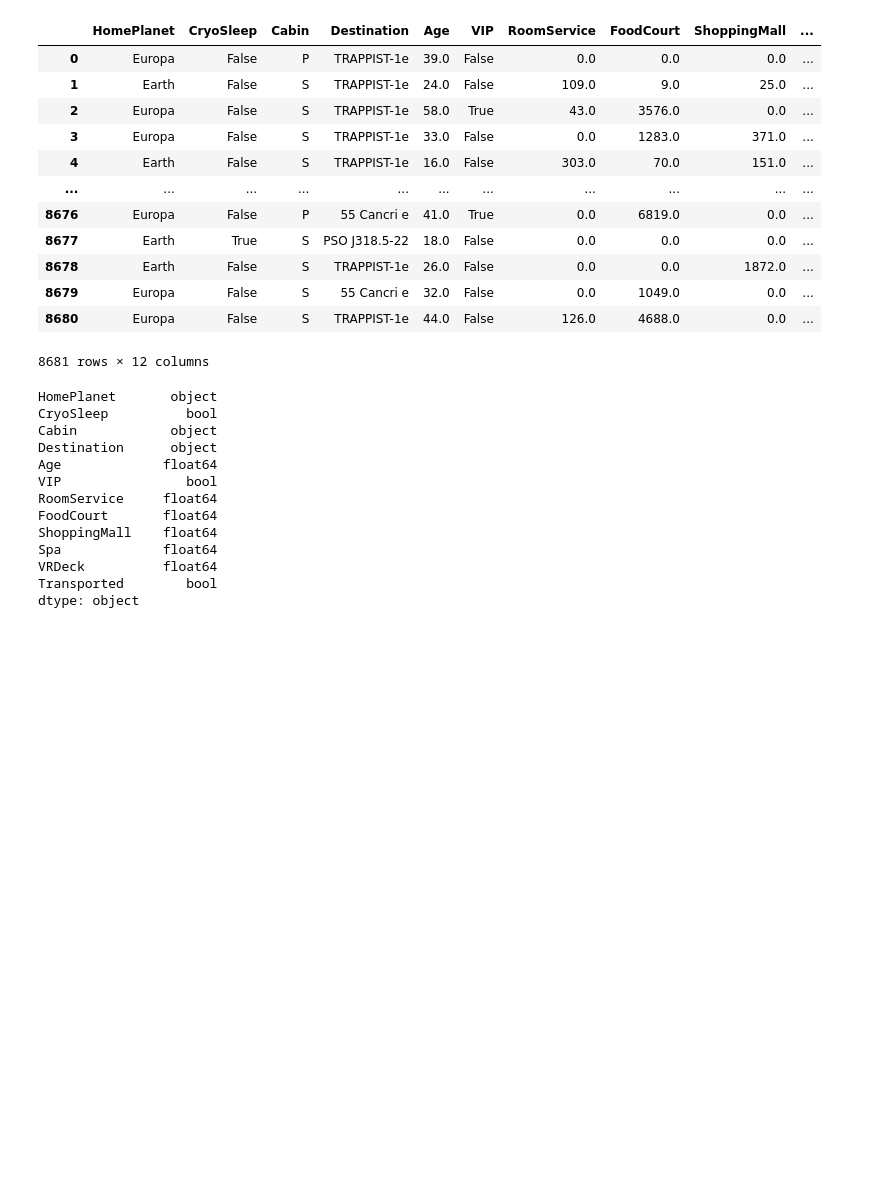
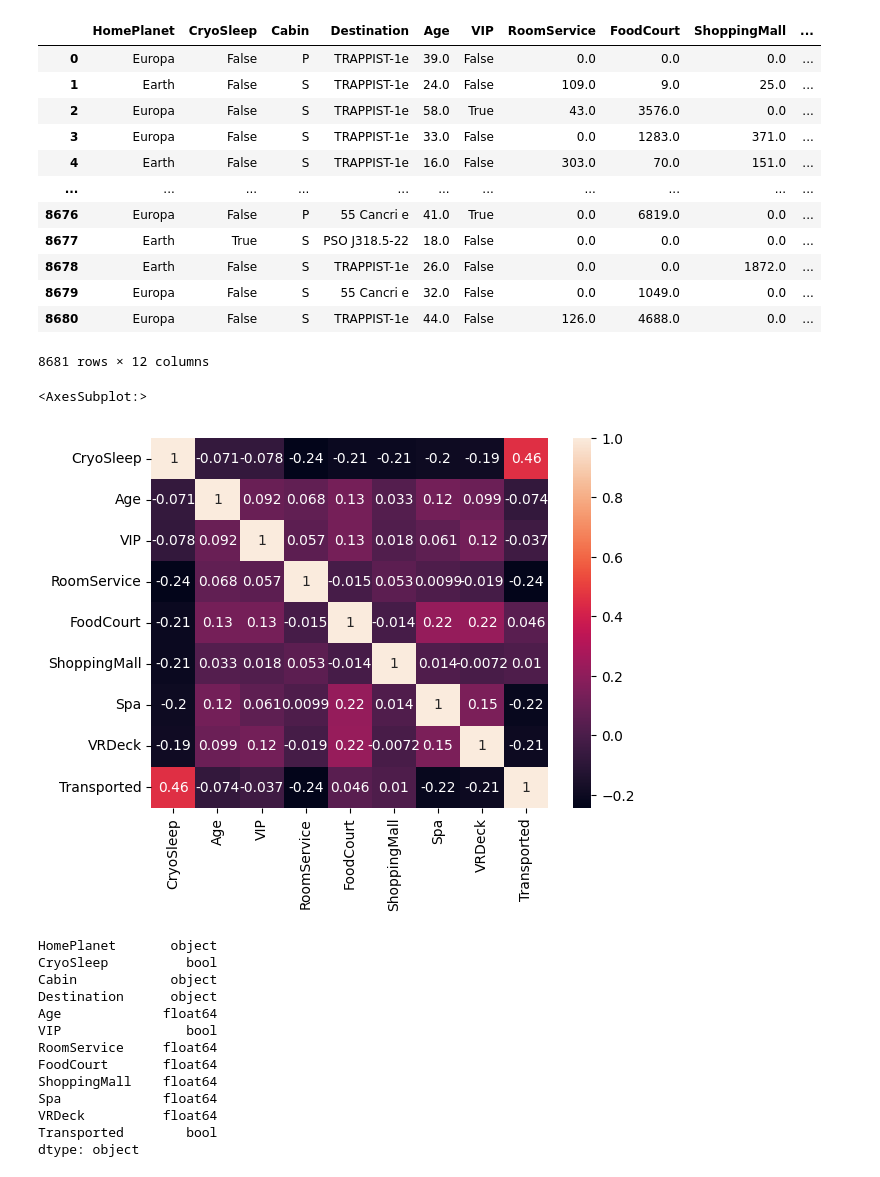
Before and after one commit to meghalagarwal/Space_Titanic_Transport_Prediction, a Jupyter notebook: Model_Building.ipynb, the cells around one changed output. Drawn from its saved outputs; the diff is of its cells as text; code cells hidden in the pictures; blank space fills up the shorter version.

Commit message:
Space Titanic Data Preparation for Models

```diff
--- a/Model_Building.ipynb
+++ b/Model_Building.ipynb
@@ -49,6 +50,11 @@ data
 | 8679 | Europa | False | S | 55 Cancri e | 32.0 | False | 0.0 | 1049.0 | 0.0 | ... |
 | 8680 | Europa | False | S | TRAPPIST-1e | 44.0 | False | 126.0 | 4688.0 | 0.0 | ... |
 8681 rows × 12 columns
+# %%
+sns.heatmap(data.corr(), annot=True)
+# %% [output]
+<AxesSubplot:>
+[figure, added]
 # %%
 data.dtypes
 # %% [output]
```
Also changed, not shown: parts of 1 cell of this notebook, 1 other file.
